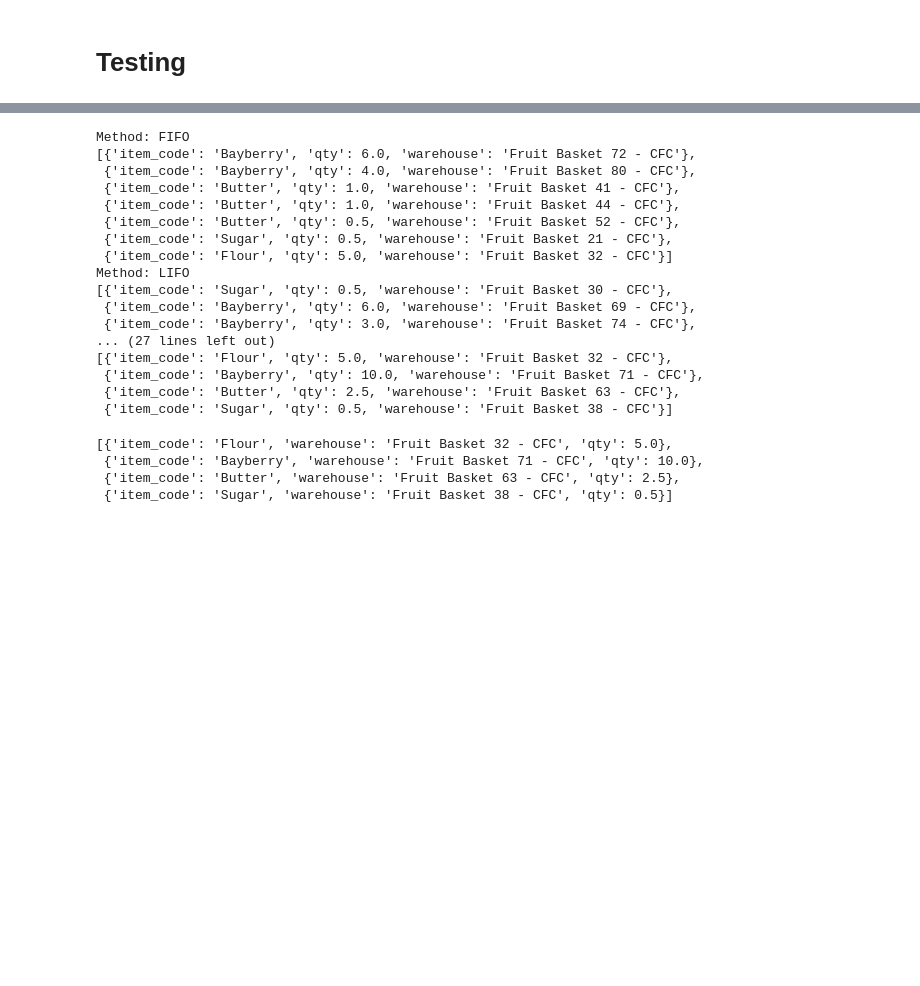
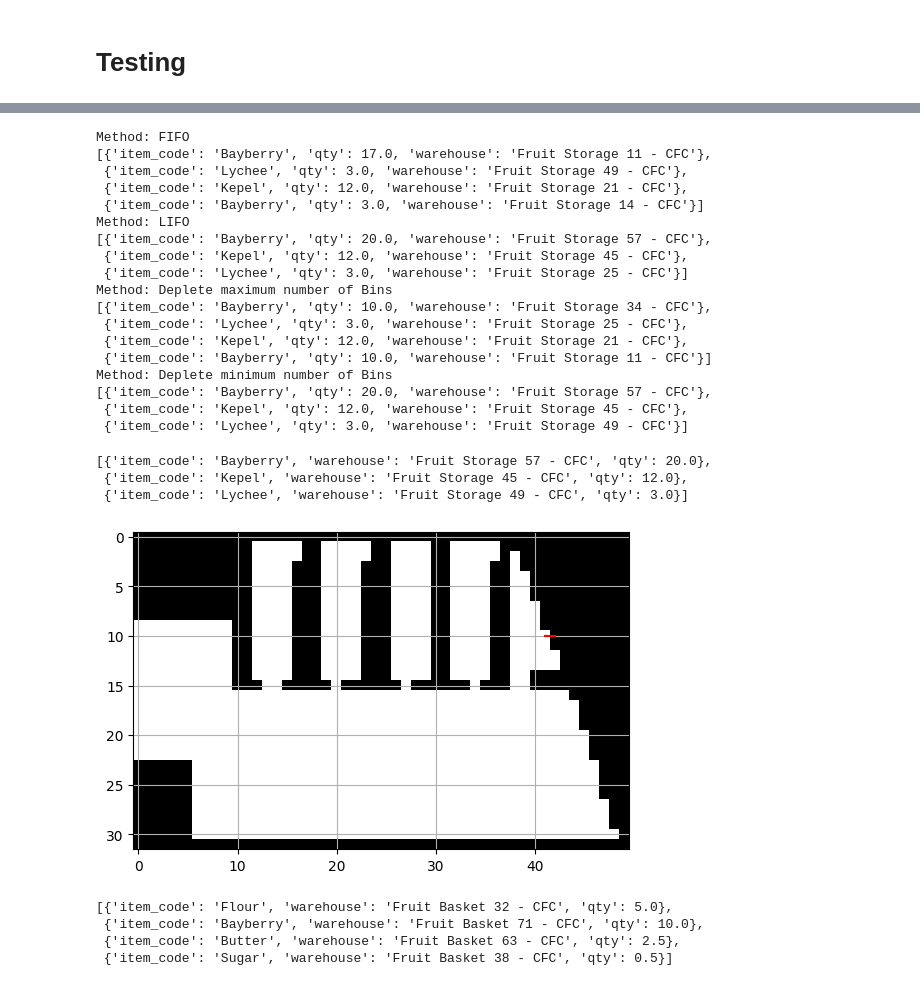
Before and after one commit to coleandreoli/warehouseTSP, a Jupyter notebook: frappeintegration.ipynb, the cells around one changed output, grey strips where cells are left out. Cells and saved outputs as stored; diff of their text form; code cells hidden in the pictures; blank space fills up the shorter version.

```diff
--- a/frappeintegration.ipynb
+++ b/frappeintegration.ipynb
@@ -795,4 +748,10 @@ whplan.submit()
 # %%
+from inventory_tools.inventory_tools.overrides.pick_list import (
+    optimize_path,
+    optimize_route_picklist,
+)
+from pprint import pprint
+
 methods = [
     "FIFO",
     "LIFO",
@@ -802,23 +761,54 @@ methods = [
 for m in methods:
     print(f"Method: {m}")
     # out = optimize_path(pl, m)
-    out = optimize_path("STO-PICK-2025-00003", m)
+    out = optimize_path("STO-PICK-2025-00001", m)
     pprint(out)
 # %% [output]
 Method: FIFO
-[{'item_code': 'Bayberry', 'qty': 6.0, 'warehouse': 'Fruit Basket 72 - CFC'},
- {'item_code': 'Bayberry', 'qty': 4.0, 'warehouse': 'Fruit Basket 80 - CFC'},
- {'item_code': 'Butter', 'qty': 1.0, 'warehouse': 'Fruit Basket 41 - CFC'},
- {'item_code': 'Butter', 'qty': 1.0, 'warehouse': 'Fruit Basket 44 - CFC'},
- {'item_code': 'Butter', 'qty': 0.5, 'warehouse': 'Fruit Basket 52 - CFC'},
- {'item_code': 'Sugar', 'qty': 0.5, 'warehouse': 'Fruit Basket 21 - CFC'},
- {'item_code': 'Flour', 'qty': 5.0, 'warehouse': 'Fruit Basket 32 - CFC'}]
+[{'item_code': 'Bayberry', 'qty': 17.0, 'warehouse': 'Fruit Storage 11 - CFC'},
+ {'item_code': 'Lychee', 'qty': 3.0, 'warehouse': 'Fruit Storage 49 - CFC'},
+ {'item_code': 'Kepel', 'qty': 12.0, 'warehouse': 'Fruit Storage 21 - CFC'},
+ {'item_code': 'Bayberry', 'qty': 3.0, 'warehouse': 'Fruit Storage 14 - CFC'}]
 Method: LIFO
-[{'item_code': 'Sugar', 'qty': 0.5, 'warehouse': 'Fruit Basket 30 - CFC'},
- {'item_code': 'Bayberry', 'qty': 6.0, 'warehouse': 'Fruit Basket 69 - CFC'},
- {'item_code': 'Bayberry', 'qty': 3.0, 'warehouse': 'Fruit Basket 74 - CFC'},
-... (27 lines left out)
-[{'item_code': 'Flour', 'qty': 5.0, 'warehouse': 'Fruit Basket 32 - CFC'},
- {'item_code': 'Bayberry', 'qty': 10.0, 'warehouse': 'Fruit Basket 71 - CFC'},
- {'item_code': 'Butter', 'qty': 2.5, 'warehouse': 'Fruit Basket 63 - CFC'},
- {'item_code': 'Sugar', 'qty': 0.5, 'warehouse': 'Fruit Basket 38 - CFC'}]
+[{'item_code': 'Bayberry', 'qty': 20.0, 'warehouse': 'Fruit Storage 57 - CFC'},
+ {'item_code': 'Kepel', 'qty': 12.0, 'warehouse': 'Fruit Storage 45 - CFC'},
+ {'item_code': 'Lychee', 'qty': 3.0, 'warehouse': 'Fruit Storage 25 - CFC'}]
+Method: Deplete maximum number of Bins
+[{'item_code': 'Bayberry', 'qty': 10.0, 'warehouse': 'Fruit Storage 34 - CFC'},
+ {'item_code': 'Lychee', 'qty': 3.0, 'warehouse': 'Fruit Storage 25 - CFC'},
+ {'item_code': 'Kepel', 'qty': 12.0, 'warehouse': 'Fruit Storage 21 - CFC'},
+ {'item_code': 'Bayberry', 'qty': 10.0, 'warehouse': 'Fruit Storage 11 - CFC'}]
+Method: Deplete minimum number of Bins
+[{'item_code': 'Bayberry', 'qty': 20.0, 'warehouse': 'Fruit Storage 57 - CFC'},
+ {'item_code': 'Kepel', 'qty': 12.0, 'warehouse': 'Fruit Storage 45 - CFC'},
+ {'item_code': 'Lychee', 'qty': 3.0, 'warehouse': 'Fruit Storage 49 - CFC'}]
+# %%
+optimize_route_picklist(out, 'All Warehouses - CFC')
+# %% [output]
+[{'item_code': 'Bayberry', 'warehouse': 'Fruit Storage 57 - CFC', 'qty': 20.0},
+ {'item_code': 'Kepel', 'warehouse': 'Fruit Storage 45 - CFC', 'qty': 12.0},
+ {'item_code': 'Lychee', 'warehouse': 'Fruit Storage 49 - CFC', 'qty': 3.0}]
+# %%
+from inventory_tools.inventory_tools.overrides.pick_list import (
+    optimize_path,
+    optimize_route_picklist,
+)
+from inventory_tools.inventory_tools.doctype.warehouse_plan.warehouse_plan import Grid_TSP
+from frappe.utils import safe_json_loads
+from pprint import pprint
+import numpy as np
+
+# Stock for the following items:
+# {'Tower of Bay-bel': 'MFG-WO-2025-00005',
+#  'Pocketful of Bay': 'MFG-WO-2025-00006',
+#  'Bayberry Pie': 'MFG-WO-2025-00012',
+#  'Bayberry Pocket': 'MFG-WO-2025-00014',
+#  'Bayberry Popper': 'MFG-WO-2025-00015'}
+
+# Bayberry popper
+# Create work order: MFG-WO-2025-00017
+# Create pick list: STO-PICK-2025-00002
+pl = frappe.get_doc("Pick List", "STO-PICK-2025-00001").as_dict()
+grid = np.array(
+    safe_json_loads(frappe.get_doc("Warehouse Plan", 'All Warehouses - CFC').as_dict()["matrix"])
+)
@@ -825,3 +819,12 @@ Method: LIFO
+# %%
+g = Grid_TSP(grid)
+g.pos2node((42,13))
+g.node2pos(541)
+
+nods= 541
+g._plot([nods, nods+1])
+# %% [output]
+[figure, added]
 # %%
 out
 # %% [output]
```
Also changed, not shown: parts of 10 cells of this notebook, 4 other files.
